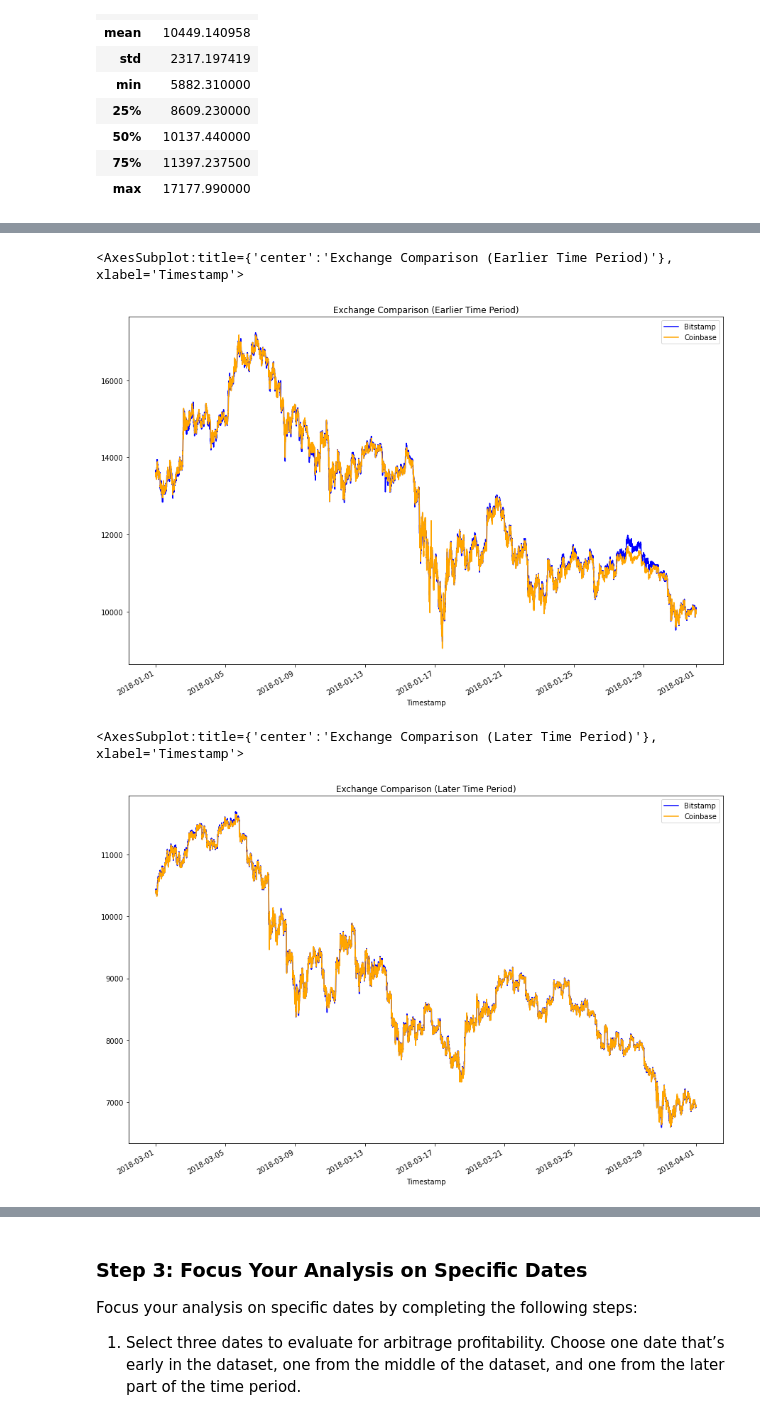
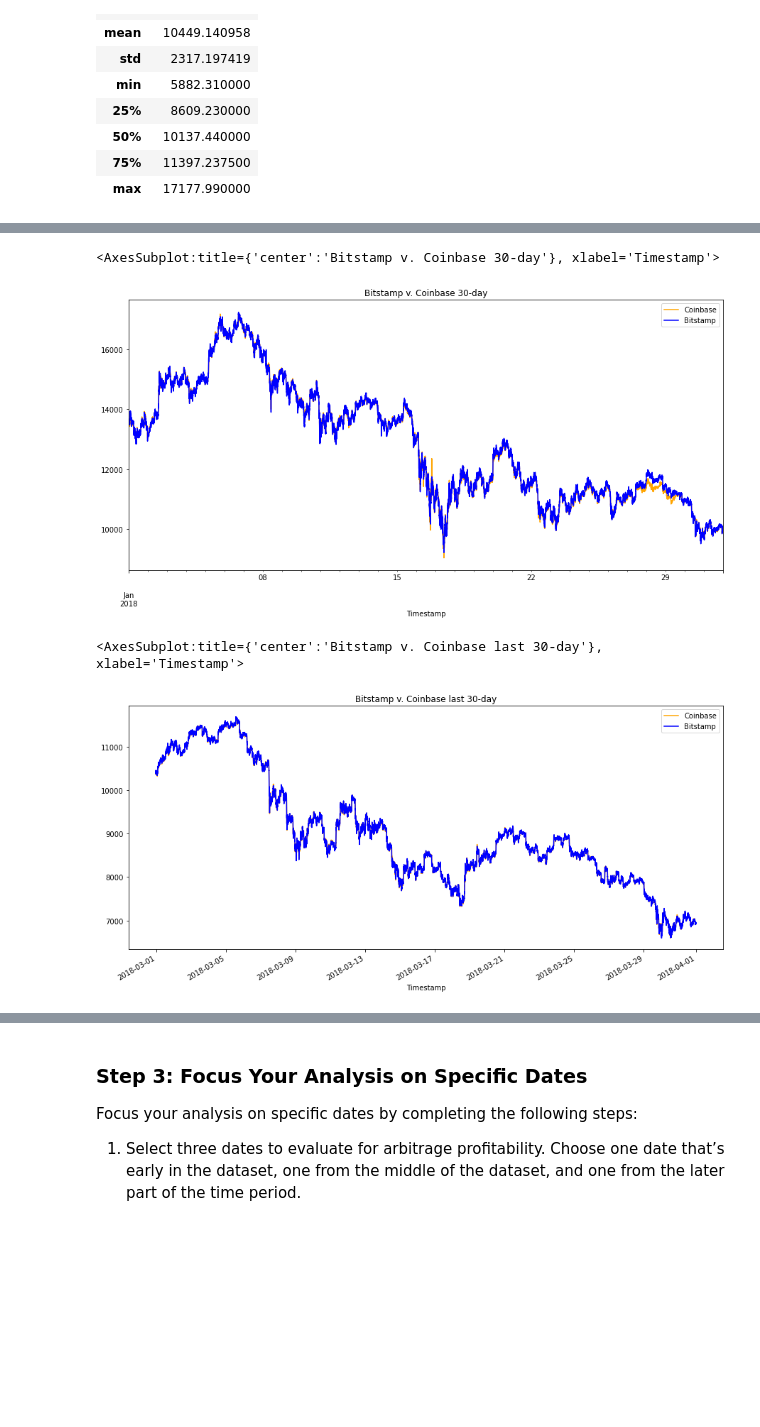
Before and after one commit to wong561/mod-3-challenge, a Jupyter notebook: Starter_Code/crypto_arbitrage.ipynb, the cells around one changed output, grey strips where cells are left out. Saved outputs shown, nothing was run; the diff lists cells and outputs as text; code cells hidden in the pictures; blank space fills up the shorter version.

```diff
--- a/Starter_Code/crypto_arbitrage.ipynb
+++ b/Starter_Code/crypto_arbitrage.ipynb
@@ -263,16 +263,15 @@ coinbase = coinbase_csvpath
 coinbase_df=pd.read_csv(coinbase,index_col="Timestamp", infer_datetime_format=True, parse_dates=True)
 coinbase_df.loc[:, "Close"] = coinbase_df.loc[:, "Close"].str.replace("$", "", regex=True)
 coinbase_no_usd_df= coinbase_df.loc[:, "Close"]
-print(coinbase_df.loc[:, "Close"] )
+print(coinbase_df.iloc[:, [3]] )
 print("$$$$$$$$$$$$$$$$$$$$$$$$$$$$$$$$$$$$$$$$$$$$$$$$$$$$")
-print(coinbase_df)
+
 print("=======%%%%%%%%%%%%%%%%%%%%%%%%%==============%%%%%%%%%%%%%%%%%%%%")
 coinbase_df.loc[:,"Close"]= coinbase_df.loc[:,"Close"].astype("float")
 coinbase_df
 print(coinbase_df.head(5))
 print(coinbase_df.tail(5))
-coinbase_df.dropna()
+coinbase_df=coinbase_df.dropna()
+coinbase_df =coinbase_df.drop_duplicates()
 print("#############______________________##########################")
-
-print(coinbase_df)
 # %% [output]
@@ -434,19 +444,26 @@ coinbase_df.iloc[:,[3]].plot()
 # %%
 # Using the loc and plot functions, create an overlay plot that visualizes
 # the price action of both DataFrames for a one month period early in the dataset
 # Be sure to include the parameters: legend, figure size, title, and color and label
 # YOUR CODE HERE
+
+
+coinbase_df['Close'].loc['2018-01-01 00:00:00':'2018-01-31 23:59:00'].plot(legend=True, figsize=(15, 7), title="Bitstamp v. Coinbase 30-day", color="orange", label="Coinbase")
+bitstamp_df['Close'].loc['2018-01-01 00:00:00':'2018-01-31 23:59:00'].plot(legend=True, figsize=(15, 7), color="blue", label="Bitstamp")
 # %% [output]
-<AxesSubplot:title={'center':'Exchange Comparison (Earlier Time Period)'}, xlabel='Timestamp'>
+<AxesSubplot:title={'center':'Bitstamp v. Coinbase 30-day'}, xlabel='Timestamp'>
-[figure, old version]
+[figure, new version]
 # %%
 # Using the loc and plot functions, create an overlay plot that visualizes
 # the price action of both DataFrames for a one month period later in the dataset
 # Be sure to include the parameters: legend, figure size, title, and color and label
 # YOUR CODE HERE
+
+coinbase_df['Close'].loc['2018-02-28 23:30:00':'2018-03-31 23:59:00'].plot(legend=True, figsize=(15, 7), title="Bitstamp v. Coinbase last 30-day", color="orange", label="Coinbase")
+bitstamp_df['Close'].loc['2018-02-28 23:30:00':'2018-03-31 23:59:00'].plot(legend=True, figsize=(15, 7), color="blue", label="Bitstamp")
 # %% [output]
-<AxesSubplot:title={'center':'Exchange Comparison (Later Time Period)'}, xlabel='Timestamp'>
+<AxesSubplot:title={'center':'Bitstamp v. Coinbase last 30-day'}, xlabel='Timestamp'>
-[figure, old version]
+[figure, new version]
 # %% [markdown]
 **Question** Based on the visualizations of the different time periods, has the degree of spread change as time progressed?
 
```
Also changed, not shown: parts of 11 cells of this notebook.
